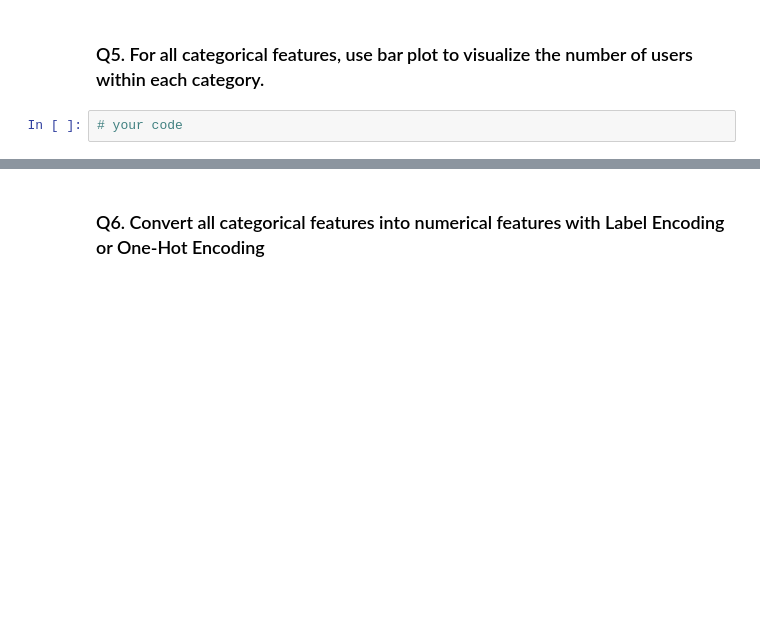
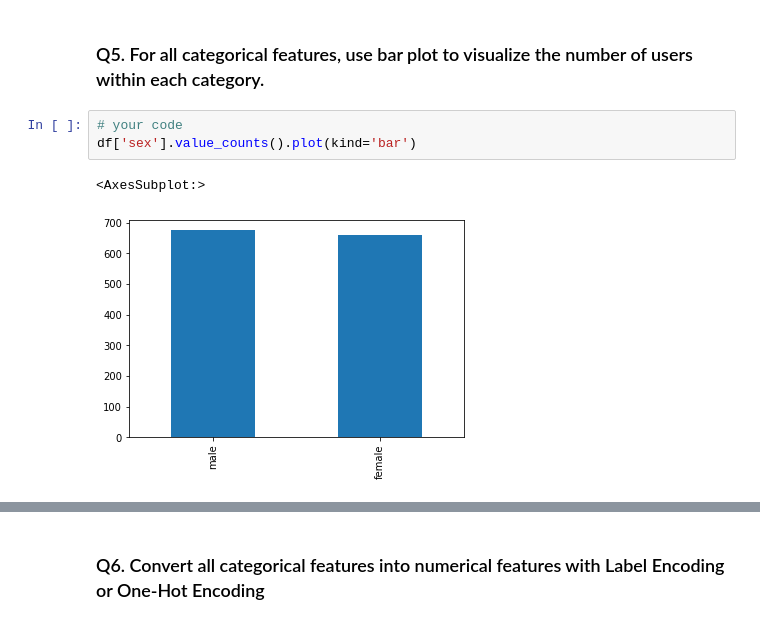
Before and after one commit to jakemcannon/cis_3715, a Jupyter notebook: Lab3_002_cannon.ipynb, the cells around one changed output, grey strips where cells are left out. Cells and saved outputs as stored; diff of their text form; blank space fills up the shorter version.

```diff
--- a/Lab3_002_cannon.ipynb
+++ b/Lab3_002_cannon.ipynb
@@ -78,3 +78,7 @@ hcorr.style.background_gradient()
 ### Q5. For all categorical features, use bar plot to visualize the number of users within each category.
 # %%
 # your code
+df['sex'].value_counts().plot(kind='bar')
+# %% [output]
+<AxesSubplot:>
+[figure, added]
```
Also changed, not shown: parts of 4 cells of this notebook, 1 other file.
